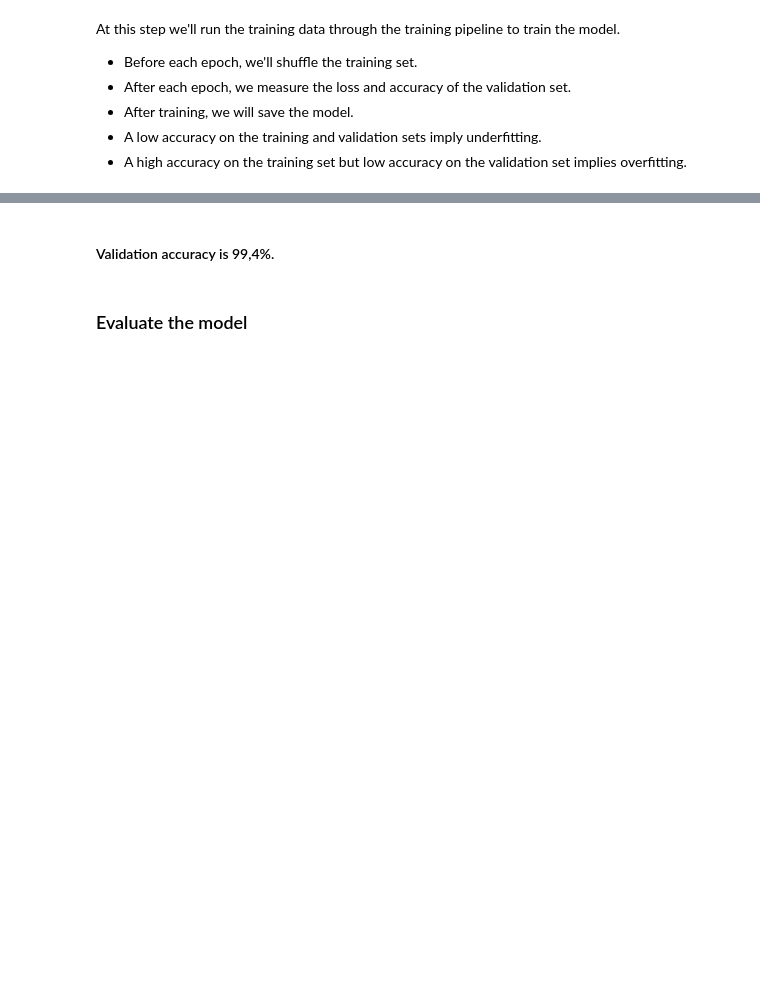
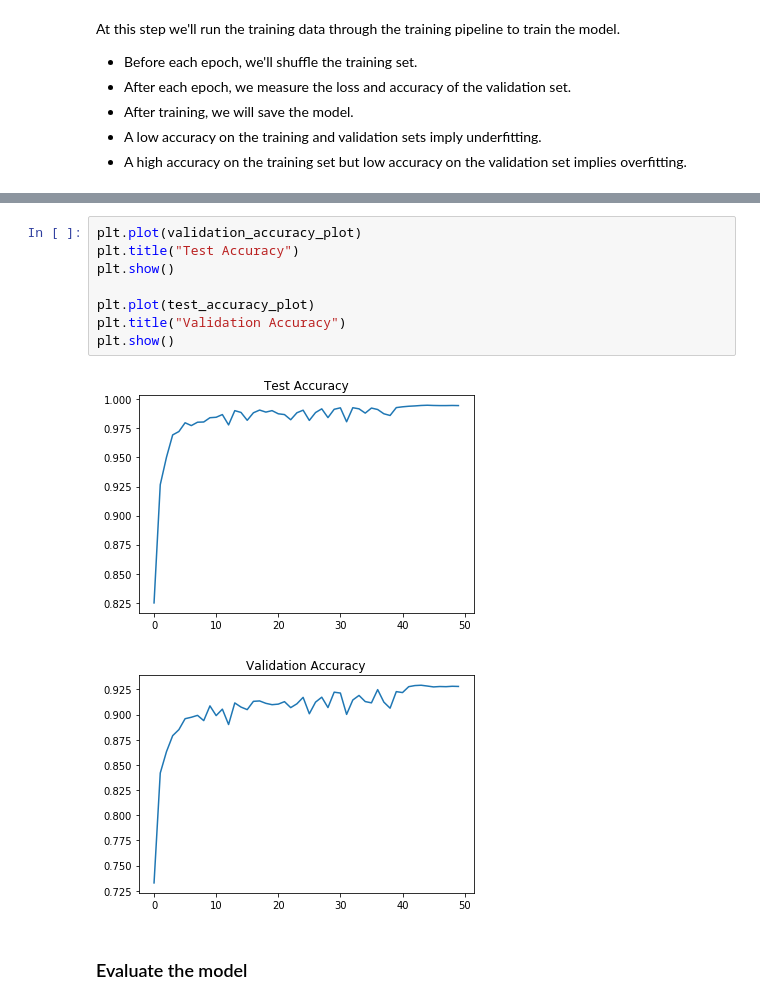
Before and after one commit to vnegreanu/TrafficSignClassifier, a Jupyter notebook: Traffic_Sign_Classifier.ipynb, the cells around one changed output, grey strips where cells are left out. Saved outputs shown, nothing was run; the diff lists cells and outputs as text; blank space fills up the shorter version.

```diff
--- a/Traffic_Sign_Classifier.ipynb
+++ b/Traffic_Sign_Classifier.ipynb
@@ -601,7 +610,16 @@ Validation Accuracy = 0.994
 
 Model saved
-# %% [markdown]
-#### Validation accuracy is 99,4%.
+# %%
+plt.plot(validation_accuracy_plot)
+plt.title("Test Accuracy")
+plt.show()
+
+plt.plot(test_accuracy_plot)
+plt.title("Validation Accuracy")
+plt.show()
+# %% [output]
+[figure, added]
+[figure, added]
 # %% [markdown]
 ### Evaluate the model
 # %%
```
Also changed, not shown: parts of 14 cells of this notebook, 1 other file.
